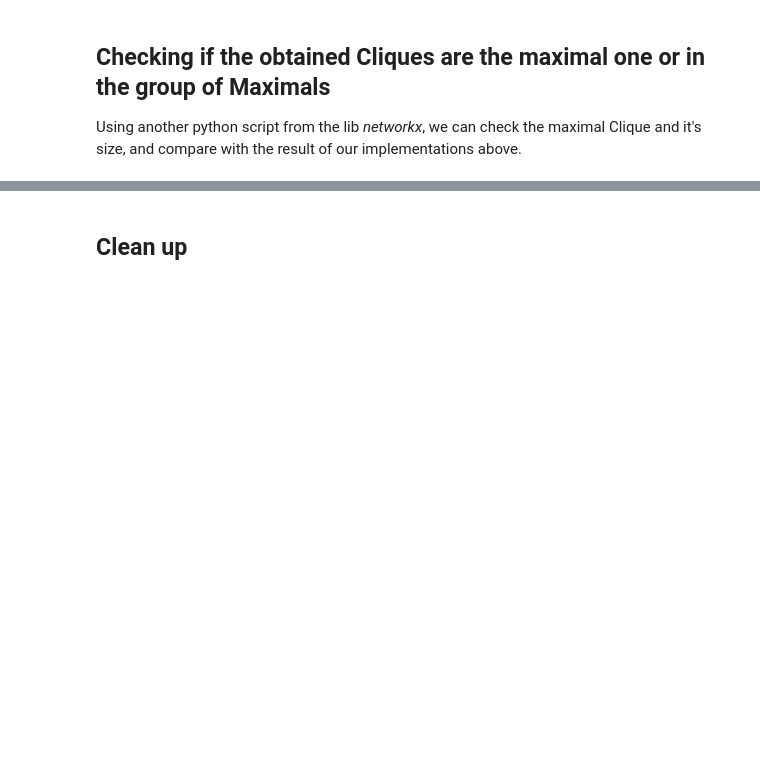
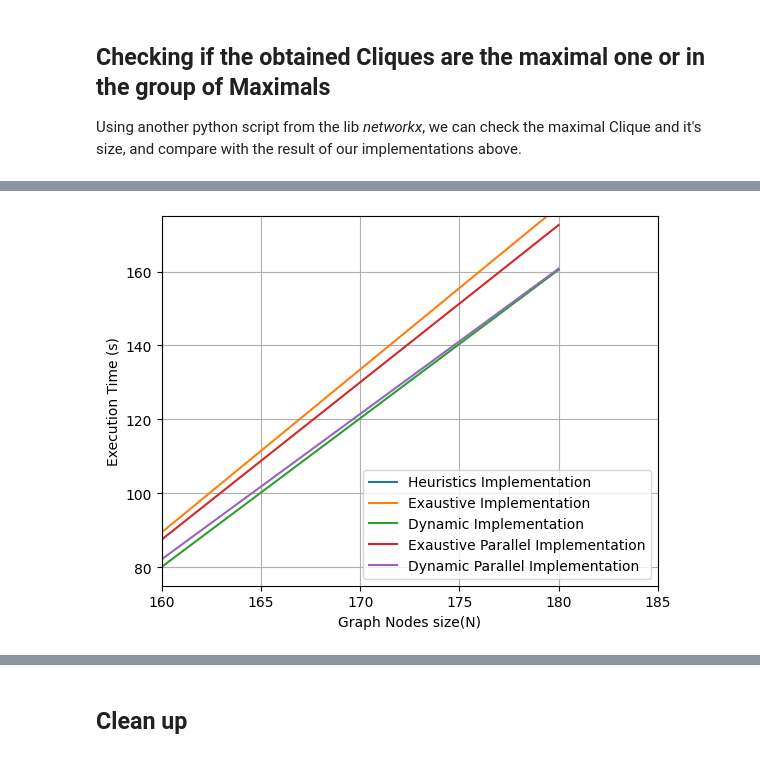
Before and after one commit to matheus-1618/Maximal-Clique-Problem, a Jupyter notebook: src/Report.ipynb, the cells around one changed output, grey strips where cells are left out. Cells and saved outputs as stored; diff of their text form; code cells hidden in the pictures; blank space fills up the shorter version.

```diff
--- a/src/Report.ipynb
+++ b/src/Report.ipynb
@@ -198,0 +788,16 @@ Densely connected graph generated and saved in 'implementations/graph.txt'.
+# %%
+plt.plot(tamanhos,heuristics,label="Heuristics Implementation")
+plt.plot(tamanhos,exaustive,label="Exaustive Implementation")
+plt.plot(tamanhos,dynamic,label="Dynamic Implementation")
+plt.plot(tamanhos,exaustive_parallel,label="Exaustive Parallel Implementation")
+plt.plot(tamanhos,dynamic_paralell,label="Dynamic Parallel Implementation")
+
+plt.xlabel("Graph Nodes size(N)")
+plt.ylabel("Execution Time (s)")
+plt.legend()
+plt.grid(True)
+plt.xlim([160,185])
+plt.ylim([75,175])
+plt.show()
+# %% [output]
+[figure, added]
```
Also changed, not shown: parts of 25 cells of this notebook.
